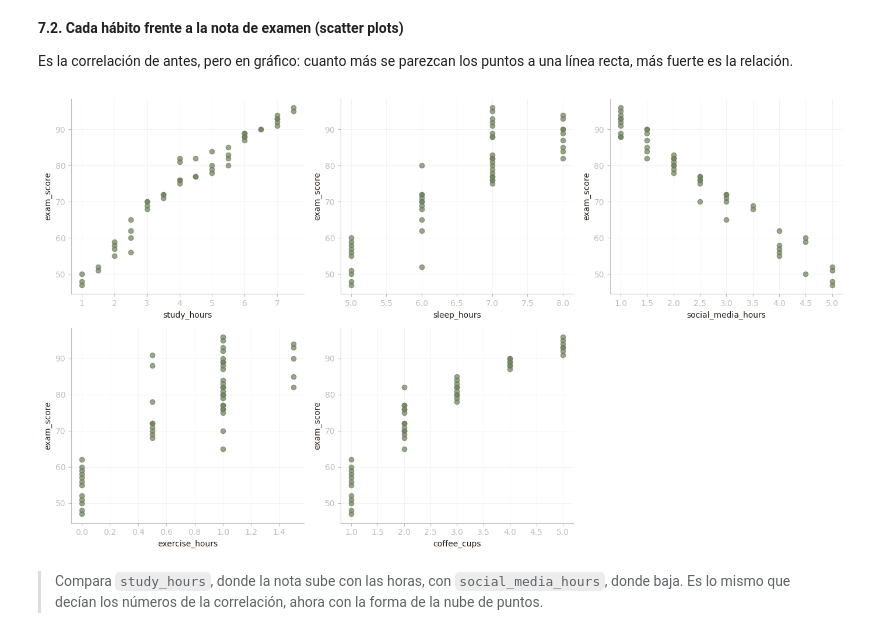
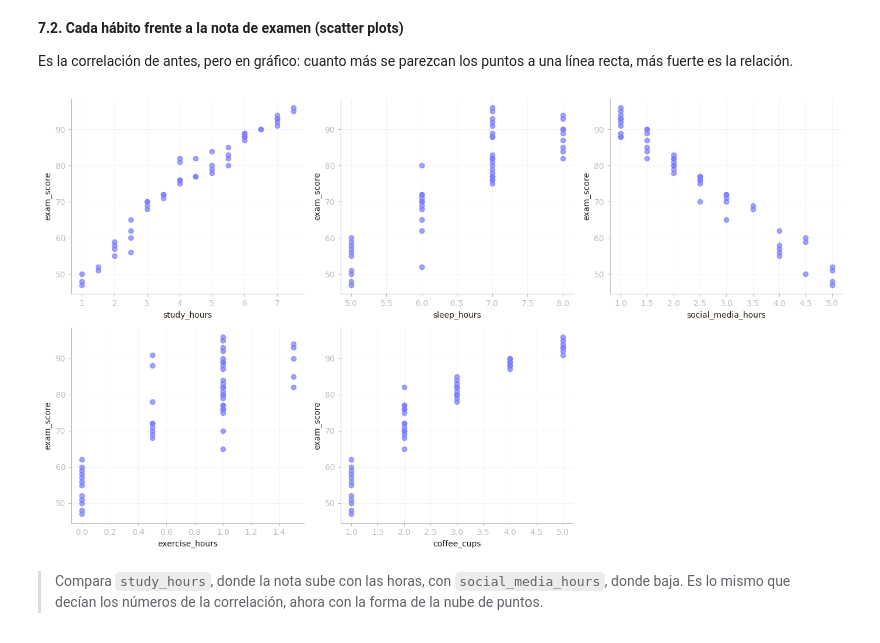
Before and after one commit to BORJAMOME/Data-Analytics-Portfolio, a Jupyter notebook: 02-Python/01-analisis-exploratorio/02-habitos-rendimiento-estudiantes/notebook.ipynb, the cells around one changed output. Saved outputs shown, nothing was run; the diff lists cells and outputs as text; code cells hidden in the pictures.

```diff
--- a/02-Python/01-analisis-exploratorio/02-habitos-rendimiento-estudiantes/notebook.ipynb
+++ b/02-Python/01-analisis-exploratorio/02-habitos-rendimiento-estudiantes/notebook.ipynb
@@ -462,23 +452,23 @@ puntos a una línea recta, más fuerte es la relación.
 # %%
 habitos = ["study_hours", "sleep_hours", "social_media_hours",
            "exercise_hours", "coffee_cups"]
 
 fig, axes = plt.subplots(2, 3, figsize=(14, 8))
 axes = axes.flatten()
 
 for i, habito in enumerate(habitos):
-    axes[i].scatter(dp[habito], dp["exam_score"], alpha=0.7, color=GREEN)
+    axes[i].scatter(dp[habito], dp["exam_score"], alpha=0.7, color=PURPLE)
     axes[i].set_xlabel(habito)
     axes[i].set_ylabel("exam_score")
     axes[i].grid(color="#f0f0f0", linewidth=0.5)
     axes[i].set_axisbelow(True)
 
 axes[5].axis("off")
 
 plt.tight_layout()
 plt.show()
 # %% [output]
-[figure, old version]
+[figure, new version]
 # %% [markdown]
 > Compara `study_hours`, donde la nota sube con las horas, con
 > `social_media_hours`, donde baja. Es lo mismo que decían los números de
```
Also changed, not shown: parts of 6 cells of this notebook, 15 other files.
